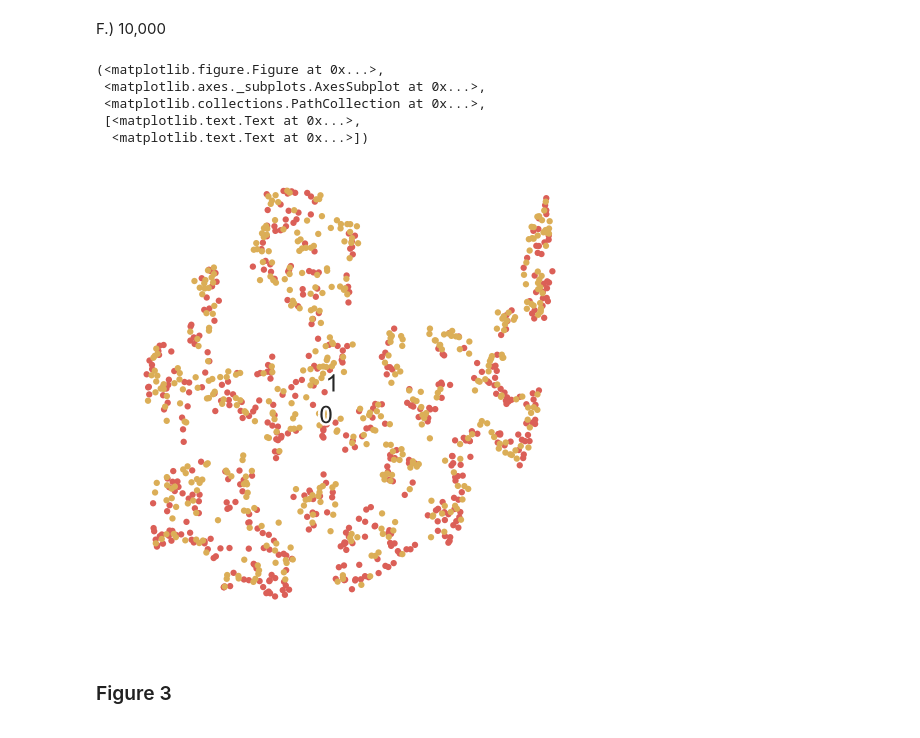
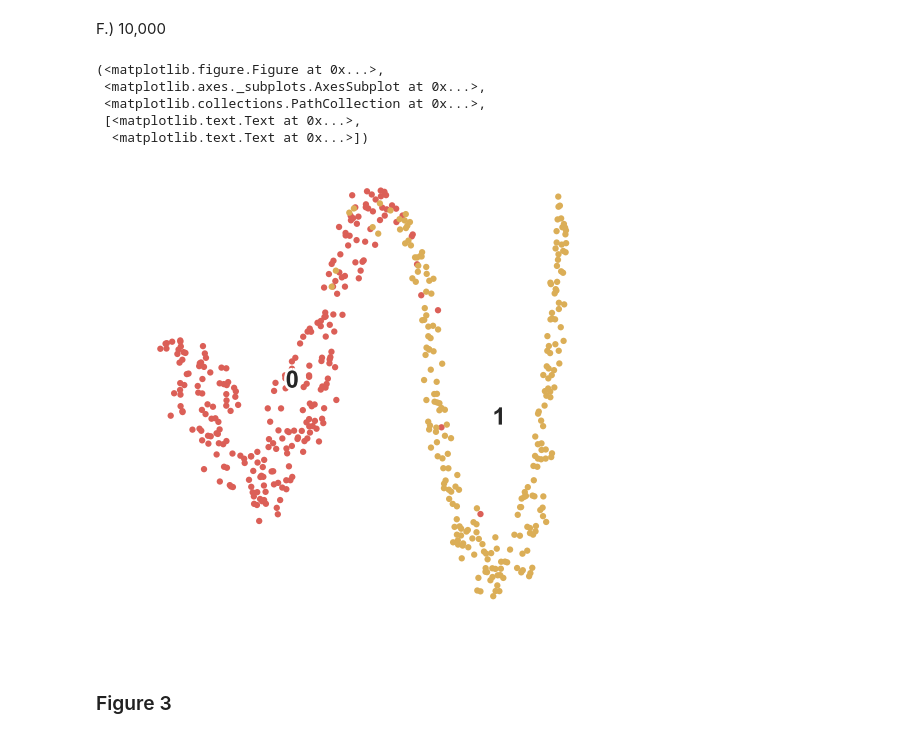
Before and after one commit to greenelab/DAPS, a Jupyter notebook: Figures.ipynb, the cells around one changed output. Cells and saved outputs as stored; diff of their text form; code cells hidden in the pictures.

```diff
--- a/Figures.ipynb
+++ b/Figures.ipynb
@@ -75,7 +75,7 @@ import theano
 import theano.tensor as T
 
 # Random state.
-RS = 123
+RS = 42356
 
 import matplotlib.pyplot as plt
 import matplotlib.patheffects as PathEffects
@@ -120,10 +120,10 @@ comparison_classifier = "SVM"
 # %% [markdown]
  For cloud continuous integration purposes we reduce the amount plotted. Simply change the value below to increase.
 # %%
-plot_count = 1000
+plot_count = 500
 
-directory = '../data/1/patients/'
-file_name = directory + '1_4_10_2_100_0.p'
+directory = './data/1/patients/'
+file_name = directory + '1_4_5_4_200_0.p'
 
 with open(file_name, 'rb') as f:
     p_array = pkl.load(f)
@@ -255,27 +255,27 @@ scatter(proj2, y_tsne)
 F.) 10,000
 # %%
 i_theano = T.dmatrix('i_theano')
-f = open('./data/1/trained/2_1000.p', 'rb')
+f = open('./data/1/trained/2_10000.p', 'rb')
 da = pkl.load(f)
 
 get_hidden = da.get_hidden_values(i_theano)
 f = theano.function([i_theano], [get_hidden])
 x_hidden = f(X)[0]
 
 X_tsne = np.vstack([x_hidden[y==i]
                for i in range(2)])
 y_tsne = np.hstack([y[y==i]
                for i in range(2)])
 
 proj2 = TSNE(random_state=RS, init='pca').fit_transform(X_tsne)
 scatter(proj2, y_tsne)
 # %% [output]
 (<matplotlib.figure.Figure at 0x...>,
  <matplotlib.axes._subplots.AxesSubplot at 0x...>,
  <matplotlib.collections.PathCollection at 0x...>,
  [<matplotlib.text.Text at 0x...>,
   <matplotlib.text.Text at 0x...>])
-[figure, old version]
+[figure, new version]
 # %% [markdown]
 ### Figure 3
 # %%
```
Also changed, not shown: parts of 29 cells of this notebook, 3 other files.
